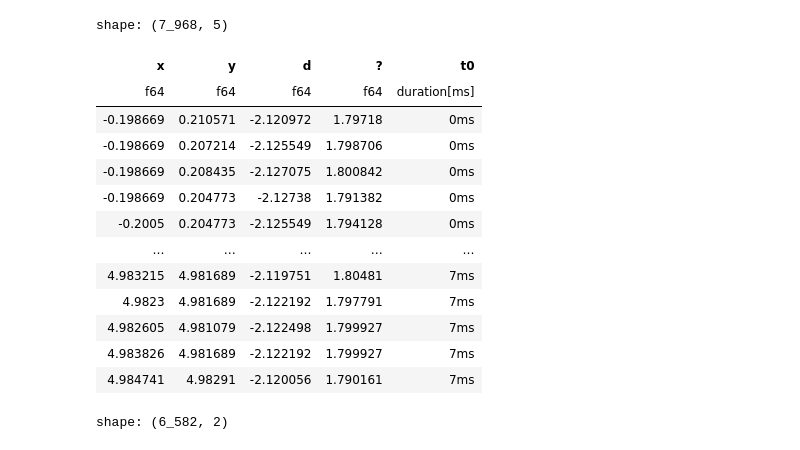
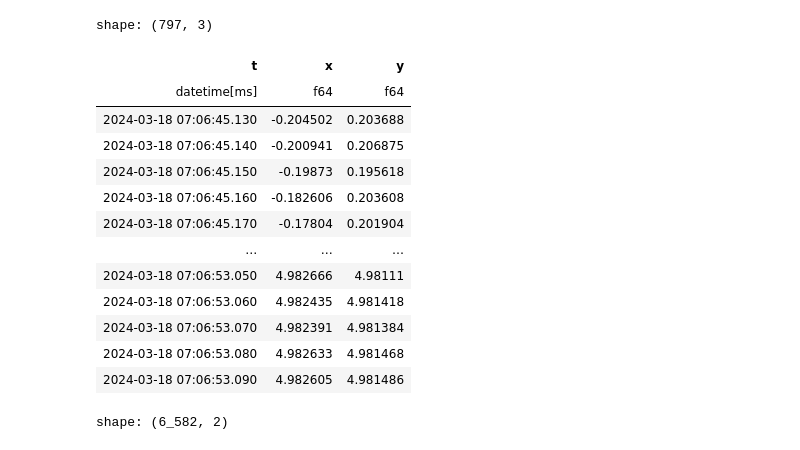
Before and after one commit to schlich/vns, a Jupyter notebook: playground.ipynb, the cells around one changed output. Cells and saved outputs as stored; diff of their text form; code cells hidden in the pictures.

```diff
--- a/playground.ipynb
+++ b/playground.ipynb
@@ -28,2 +10,0 @@ shape: (494, 1)
-# %%
-trial = Trial(path=Path("data/BFINAC_VNS/BFnovelinac_31_01_2019_16_11/1"))
@@ -45,24 +11,34 @@ shape: (7_968, 5)
 # %%
-trial.eyejoy().with_columns(
-    ((pl.col("t") - pl.col("t").min()) * 1000)
-    .alias("t0")
-    .cast(dtype=pl.Duration("ms")),
-).drop("t")
+(
+    trial
+    .eyejoy()
+    .with_columns(
+        (
+            (pl.col("t") - pl.col("t").min()) * 1000
+        ).cast(dtype=pl.Duration("ms"))
+         + datetime.datetime.now(),
+    )
+    .sort("t")
+    .group_by_dynamic("t", every="10ms")
+    .agg(
+        pl.col("x").mean(), pl.col("y").mean()
+    )
+)
 # %% [output]
-shape: (7_968, 5)
+shape: (797, 3)
-| x | y | d | ? | t0 |
-| f64 | f64 | f64 | f64 | duration[ms] |
-| -0.198669 | 0.210571 | -2.120972 | 1.79718 | 0ms |
-| -0.198669 | 0.207214 | -2.125549 | 1.798706 | 0ms |
-| -0.198669 | 0.208435 | -2.127075 | 1.800842 | 0ms |
-| -0.198669 | 0.204773 | -2.12738 | 1.791382 | 0ms |
-| -0.2005 | 0.204773 | -2.125549 | 1.794128 | 0ms |
-| … | … | … | … | … |
-| 4.983215 | 4.981689 | -2.119751 | 1.80481 | 7ms |
-| 4.9823 | 4.981689 | -2.122192 | 1.797791 | 7ms |
-| 4.982605 | 4.981079 | -2.122498 | 1.799927 | 7ms |
-| 4.983826 | 4.981689 | -2.122192 | 1.799927 | 7ms |
-| 4.984741 | 4.98291 | -2.120056 | 1.790161 | 7ms |
+| t | x | y |
+| datetime[ms] | f64 | f64 |
+| 2024-03-18 07:06:45.130 | -0.204502 | 0.203688 |
+| 2024-03-18 07:06:45.140 | -0.200941 | 0.206875 |
+| 2024-03-18 07:06:45.150 | -0.19873 | 0.195618 |
+| 2024-03-18 07:06:45.160 | -0.182606 | 0.203608 |
+| 2024-03-18 07:06:45.170 | -0.17804 | 0.201904 |
+| … | … | … |
+| 2024-03-18 07:06:53.050 | 4.982666 | 4.98111 |
+| 2024-03-18 07:06:53.060 | 4.982435 | 4.981418 |
+| 2024-03-18 07:06:53.070 | 4.982391 | 4.981384 |
+| 2024-03-18 07:06:53.080 | 4.982633 | 4.981468 |
+| 2024-03-18 07:06:53.090 | 4.982605 | 4.981486 |
 # %%
 s1t1.filter(pl.col("x") != 0.0)
 # %% [output]
```
Also changed, not shown: parts of 2 cells of this notebook.
